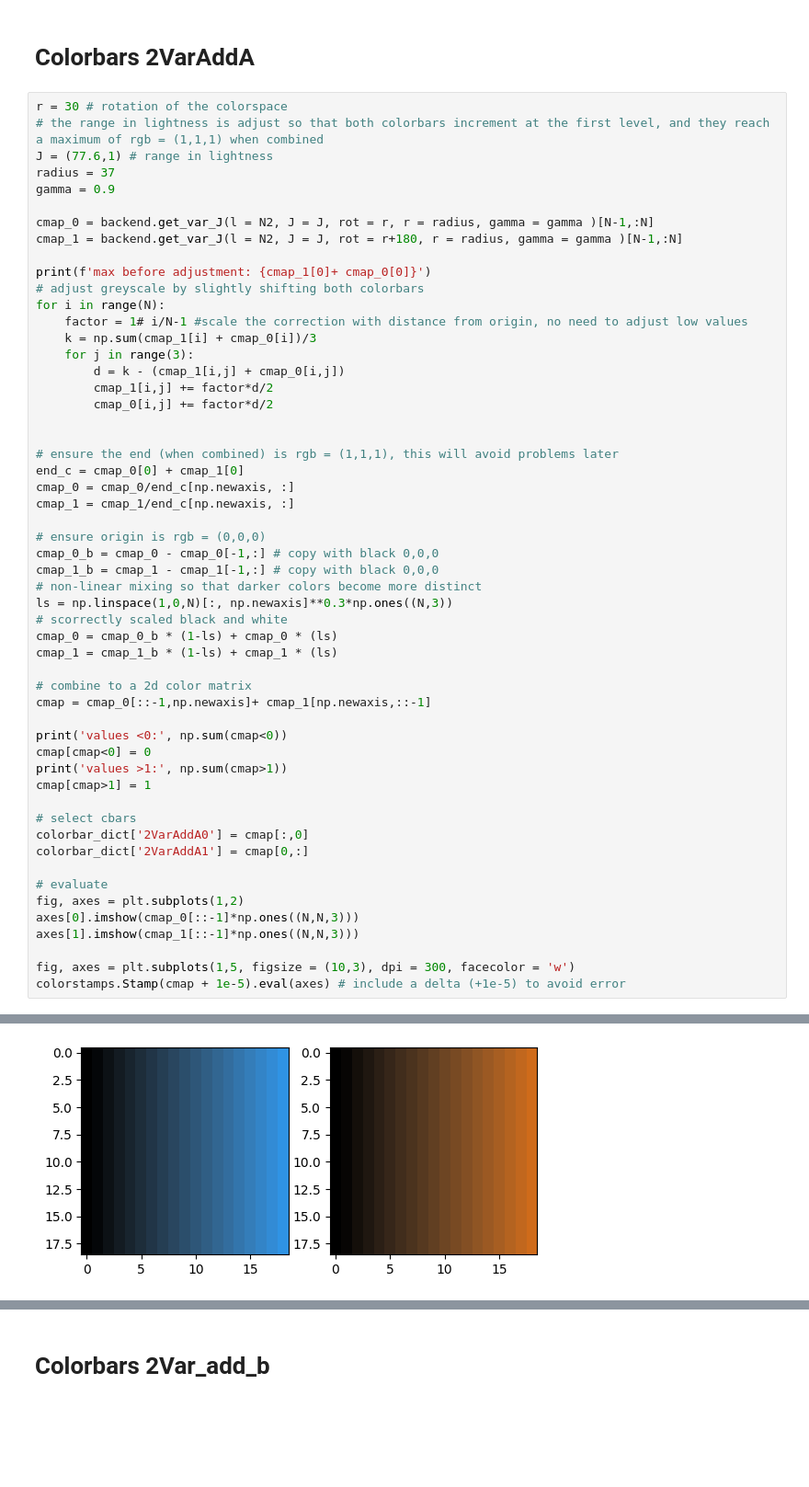
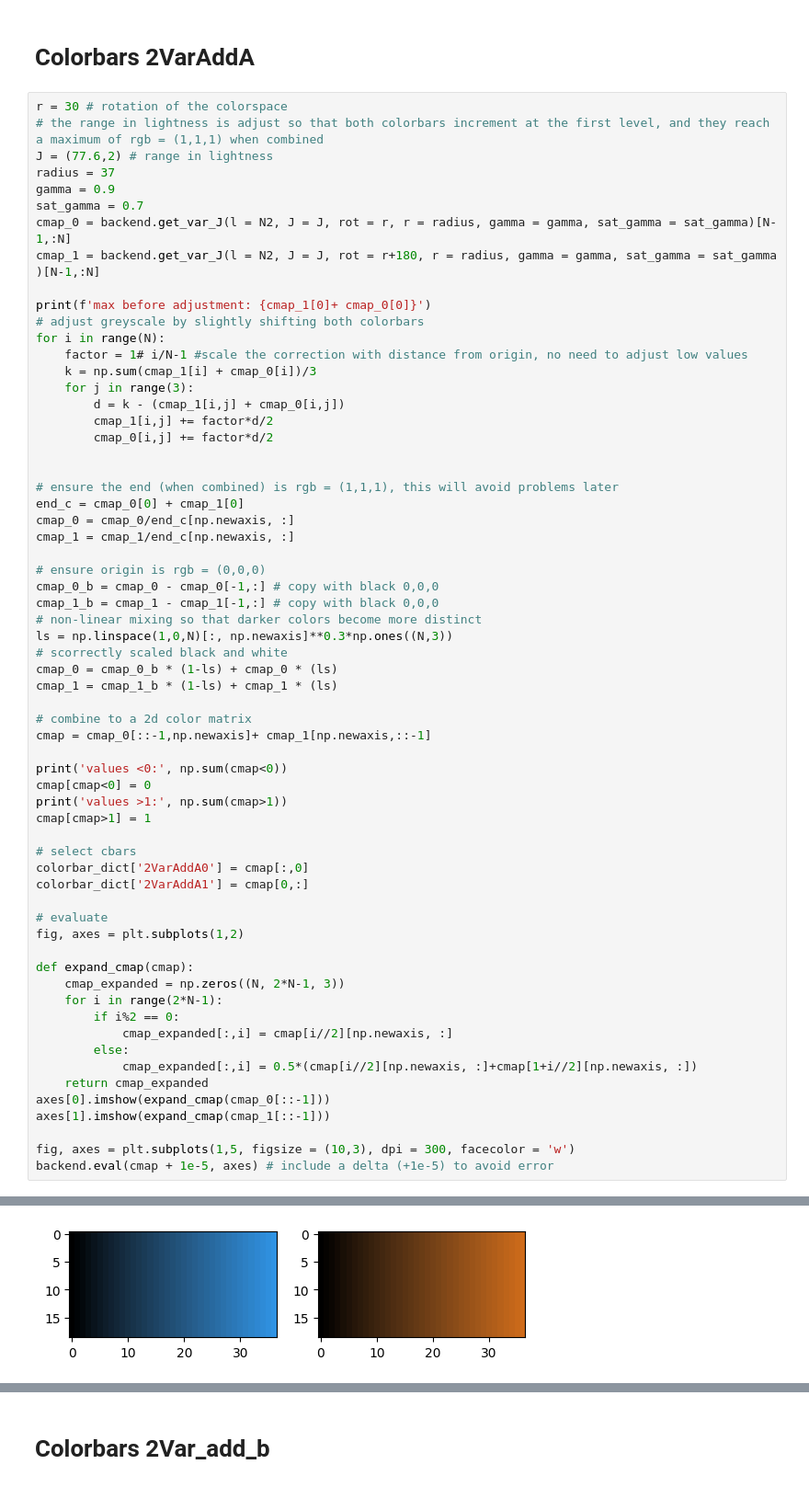
Before and after one commit to trygvrad/multivariate_colormaps, a Jupyter notebook: 2-variate.ipynb, the cells around one changed output, grey strips where cells are left out. Shown at 92% size. Saved outputs shown, nothing was run; the diff lists cells and outputs as text; blank space fills up the shorter version.

Commit message:
updated multivariate cmaps

```diff
--- a/2-variate.ipynb
+++ b/2-variate.ipynb
@@ -38,12 +36,12 @@ We then extract the final colormaps from the 2D matrix
 # %%
 r = 30 # rotation of the colorspace
 # the range in lightness is adjust so that both colorbars increment at the first level, and they reach a maximum of rgb = (1,1,1) when combined
-J = (77.6,1) # range in lightness
+J = (77.6,2) # range in lightness
 radius = 37
 gamma = 0.9
-
-cmap_0 = backend.get_var_J(l = N2, J = J, rot = r, r = radius, gamma = gamma )[N-1,:N]
-cmap_1 = backend.get_var_J(l = N2, J = J, rot = r+180, r = radius, gamma = gamma )[N-1,:N]
+sat_gamma = 0.7
+cmap_0 = backend.get_var_J(l = N2, J = J, rot = r, r = radius, gamma = gamma, sat_gamma = sat_gamma)[N-1,:N]
+cmap_1 = backend.get_var_J(l = N2, J = J, rot = r+180, r = radius, gamma = gamma, sat_gamma = sat_gamma )[N-1,:N]
 
 print(f'max before adjustment: {cmap_1[0]+ cmap_0[0]}')
 # adjust greyscale by slightly shifting both colorbars
@@ -84,11 +82,20 @@ colorbar_dict['2VarAddA1'] = cmap[0,:]
 
 # evaluate
 fig, axes = plt.subplots(1,2)
-axes[0].imshow(cmap_0[::-1]*np.ones((N,N,3)))
-axes[1].imshow(cmap_1[::-1]*np.ones((N,N,3)))
+
+def expand_cmap(cmap):
+    cmap_expanded = np.zeros((N, 2*N-1, 3))
+    for i in range(2*N-1):
+        if i%2 == 0:
+            cmap_expanded[:,i] = cmap[i//2][np.newaxis, :]
+        else:
+            cmap_expanded[:,i] = 0.5*(cmap[i//2][np.newaxis, :]+cmap[1+i//2][np.newaxis, :])
+    return cmap_expanded
+axes[0].imshow(expand_cmap(cmap_0[::-1]))
+axes[1].imshow(expand_cmap(cmap_1[::-1]))
 
 fig, axes = plt.subplots(1,5, figsize = (10,3), dpi = 300, facecolor = 'w')
-colorstamps.Stamp(cmap + 1e-5).eval(axes) # include a delta (+1e-5) to avoid error
+backend.eval(cmap + 1e-5, axes) # include a delta (+1e-5) to avoid error
 # %% [output]
 Clipping input data to the valid range for imshow with RGB data ([0..1] for floats or [0..255] for integers).
 Clipping input data to the valid range for imshow with RGB data ([0..1] for floats or [0..255] for integers).
@@ -100 +107 @@ values >1: 19
-[figure, old version]
+[figure, new version]
```
Also changed, not shown: parts of 6 cells of this notebook, 55 other files.
